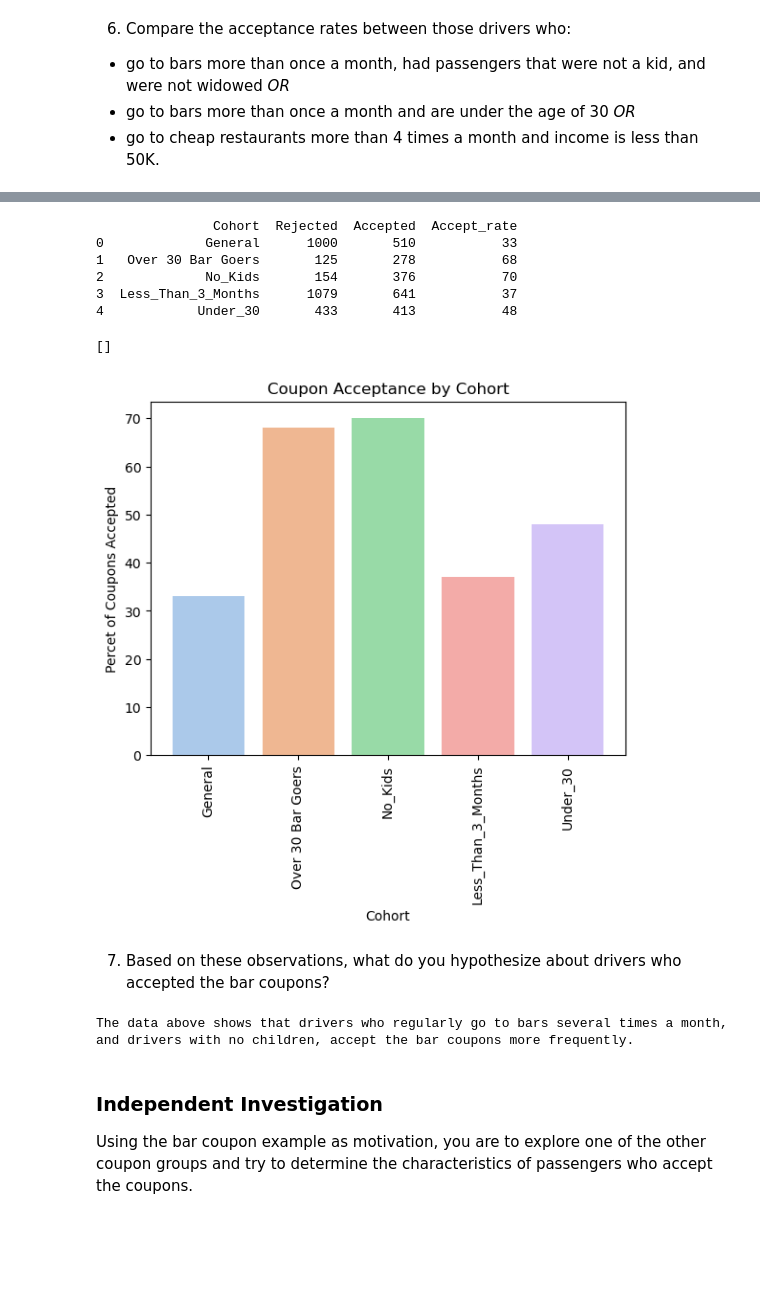
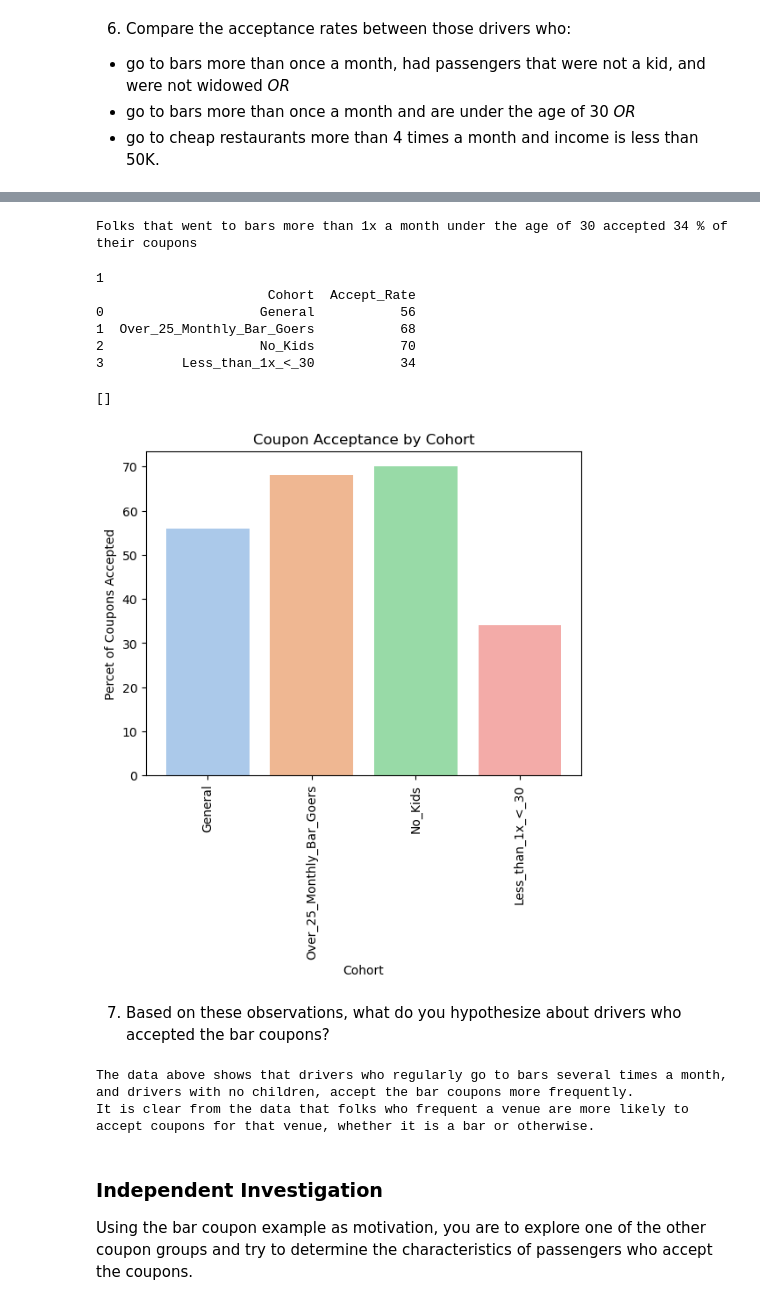
Before and after one commit to JOSHUAGITBERG/Customer_Coupon, a Jupyter notebook: Coupon_Engagement_Analysis.ipynb, the cells around one changed output, grey strips where cells are left out. Cells and saved outputs as stored; diff of their text form; code cells hidden in the pictures; blank space fills up the shorter version.

```diff
--- a/Coupon_Engagement_Analysis.ipynb
+++ b/Coupon_Engagement_Analysis.ipynb
@@ -416,7 +376,8 @@ ax4.plot()
 # use list to isolate requested occupation and passenger cohorts
 f=('Farming Fishing & Forestry','Kid(s)')
 
-# New cohort counts occupation not in list 'f' and passenger not in 'f'
-no_kids=(bardata.loc[~bardata.occupation.isin(f)&(~bardata.passanger.isin(f)) & (bardata.Bar.isin(barfly))]['Y'].value_counts())
-print(no_kids)
+cohort_5=int(100*((bardata.loc[~bardata.occupation.isin(f)&(~bardata.passanger.isin(f)) & (bardata.Bar.isin(barfly))]['Y'].sum())/(bardata.loc[~bardata.occupation.isin(f)&(~bardata.passanger.isin(f)) & (bardata.Bar.isin(barfly))]['Y'].shape[0])))
+
+print(cohort_5)
+print('The cohort describted accepted',cohort_5,'% of coupons')
 # %% [output]
@@ -435,8 +385,0 @@ print(cohorts.head())
-# %%
-sns.set_palette("deep")
-ax5=sns.barplot(data=cohorts,x='Cohort', y='Accept_rate')
-ax5.set_title('Coupon Acceptance by Cohort')
-ax5.set_ylabel('Percet of Coupons Accepted')
-ax5.tick_params(axis='x', rotation=90)
-ax5.set_ylim()
-ax5.plot()
@@ -470,36 +392,56 @@ Name: Y, dtype: int64
-# %%
-#add less than 3 month bar goer results to barfolk dataframe
-cohorts.loc[len(cohorts)]=['Less_Than_3_Months',monthly[0],monthly[1],((100*monthly[1]/(monthly[0]+monthly[1])).astype(int))]
-
-#add under 30 results to dataframe
-cohorts.loc[len(cohorts)]=['Under_30',under30[0],under30[1],((100*under30[1]/(under30[0]+under30[1])).astype(int))]
-
-print(cohorts.head())
-# %% [output]
-               Cohort  Rejected  Accepted  Accept_rate
-0             General      1000       510           33
-1   Over 30 Bar Goers       125       278           68
-2             No_Kids       154       376           70
-3  Less_Than_3_Months      1079       641           37
-4            Under_30       433       413           48
+# %%
+# Of the the three choices above, I calculated 1x month and > 30 years old
+
+#use list to parse folks that go to bars less than once a month
+lt1x_month=('never','less1')
+
+# use sum over shape on filter of < 1x month and under 30
+ratio_less1_under30=int(100*(bardata.loc[(bardata.Bar.isin(lt1x_month))& (bardata.age < 30)]['Y'].sum())/(bardata.loc[(bardata.Bar.isin(lt1x_month))& (bardata.age <30 )]['Y'].shape[0]))
+
+print('Folks that went to bars more than 1x a month under the age of 30 accepted',ratio_less1_under30,'% of their coupons')
+# %% [output]
+Folks that went to bars more than 1x a month under the age of 30 accepted 34 % of their coupons
+# %%
+### Create a new data frame with all of the above results to simplify plotting with Seaborn
+
+cohort_dict={'General':general_accept_rate,'Over_25_Monthly_Bar_Goers':ratio_gt25_gt1x,'No_Kids':cohort_5,'Less_than_1x_<_30':ratio_less1_under30}
+#df_cohort=pd.DataFrame(cohort_dict,index=[])
+df_cohort=pd.DataFrame.from_dict(cohort_dict,orient='index')
+df_cohort.rename( columns={0 :'Accept_Rate'}, inplace=True )
+print(len(df_cohort.columns))
+
+if len(df_cohort.columns) == 1:
+  df_cohort.reset_index(inplace=True)
+  df_cohort=df_cohort.rename(columns={'index': 'Cohort'})
+
+print(df_cohort.head())
+# %% [output]
+1
+                      Cohort  Accept_Rate
+0                    General           56
+1  Over_25_Monthly_Bar_Goers           68
+2                    No_Kids           70
+3          Less_than_1x_<_30           34
 # %%
 #plot with Seaborn
 sns.set_palette("pastel")
-ax7=sns.barplot(data=cohorts,x='Cohort', y='Accept_rate')
+ax7=sns.barplot(data=df_cohort,x='Cohort',y='Accept_Rate')
 ax7.set_title('Coupon Acceptance by Cohort')
 ax7.set_ylabel('Percet of Coupons Accepted')
 ax7.tick_params(axis='x', rotation=90)
 ax7.set_ylim()
 ax7.plot()
 # %% [output]
 []
-[figure, old version]
+[figure, new version]
 # %% [markdown]
 7.  Based on these observations, what do you hypothesize about drivers who accepted the bar coupons?
 # %%
-print('The data above shows that drivers who regularly go to bars several times a month, and drivers with no children, accept the bar coupons more frequently.')
+print('The data above shows that drivers who regularly go to bars several times a month, and drivers with no children, accept the bar coupons more frequently. ')
+print('It is clear from the data that folks who frequent a venue are more likely to accept coupons for that venue, whether it is a bar or otherwise.')
 # %% [output]
 The data above shows that drivers who regularly go to bars several times a month, and drivers with no children, accept the bar coupons more frequently.
+It is clear from the data that folks who frequent a venue are more likely to accept coupons for that venue, whether it is a bar or otherwise.
 # %% [markdown]
 ### Independent Investigation
 
```
Also changed, not shown: parts of 78 cells of this notebook.
